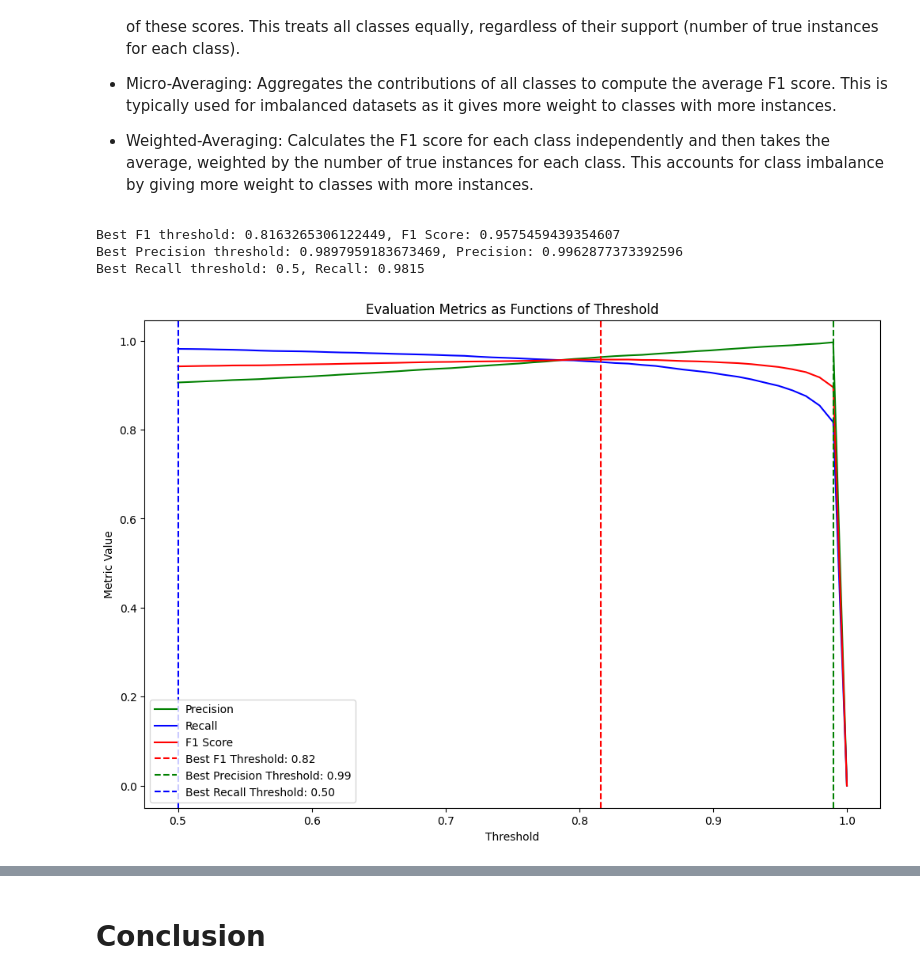
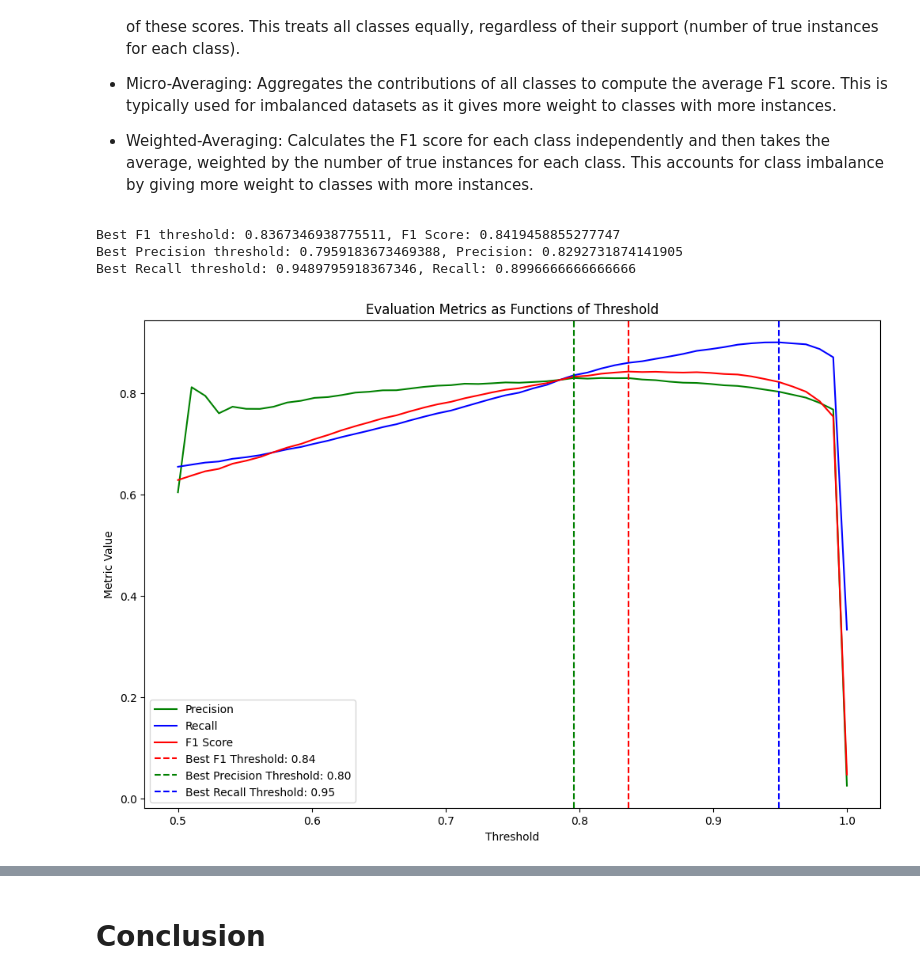
Before and after one commit to carpentries-incubator/fair-explainable-ml, a Jupyter notebook: code/7a-OOD-detection-output-based.ipynb, the cells around one changed output, grey strips where cells are left out. Saved outputs shown, nothing was run; the diff lists cells and outputs as text; code cells hidden in the pictures.

```diff
--- a/code/7a-OOD-detection-output-based.ipynb
+++ b/code/7a-OOD-detection-output-based.ipynb
@@ -448,7 +435,7 @@ for threshold in thresholds:
   all_true_labels = np.concatenate([-1 * np.ones(ood_classifications.shape), train_labels])
 
   # Evaluate metrics
-  precision, recall, f1, _ = precision_recall_fscore_support(all_true_labels, all_predictions, labels=[0, 1], average='macro') # discuss macro vs micro .
+  precision, recall, f1, _ = precision_recall_fscore_support(all_true_labels, all_predictions, labels=[0, 1, -1], average='macro') # discuss macro vs micro .
   accuracy = accuracy_score(all_true_labels, all_predictions)
 
   accuracies.append(accuracy)
@@ -460,34 +447,34 @@ for threshold in thresholds:
 best_f1_index = np.argmax(f1_scores)
 best_f1_threshold = thresholds[best_f1_index]
 
 best_precision_index = np.argmax(precisions)
 best_precision_threshold = thresholds[best_precision_index]
 
 best_recall_index = np.argmax(recalls)
 best_recall_threshold = thresholds[best_recall_index]
 
 print(f"Best F1 threshold: {best_f1_threshold}, F1 Score: {f1_scores[best_f1_index]}")
 print(f"Best Precision threshold: {best_precision_threshold}, Precision: {precisions[best_precision_index]}")
 print(f"Best Recall threshold: {best_recall_threshold}, Recall: {recalls[best_recall_index]}")
 
 # Plot metrics as functions of the threshold
 plt.figure(figsize=(12, 8))
 plt.plot(thresholds, precisions, label='Precision', color='g')
 plt.plot(thresholds, recalls, label='Recall', color='b')
 plt.plot(thresholds, f1_scores, label='F1 Score', color='r')
 
 # Add best threshold indicators
 plt.axvline(x=best_f1_threshold, color='r', linestyle='--', label=f'Best F1 Threshold: {best_f1_threshold:.2f}')
 plt.axvline(x=best_precision_threshold, color='g', linestyle='--', label=f'Best Precision Threshold: {best_precision_threshold:.2f}')
 plt.axvline(x=best_recall_threshold, color='b', linestyle='--', label=f'Best Recall Threshold: {best_recall_threshold:.2f}')
 
 plt.xlabel('Threshold')
 plt.ylabel('Metric Value')
 plt.title('Evaluation Metrics as Functions of Threshold')
 plt.legend()
 plt.show()
 # %% [output]
-Best F1 threshold: 0.8163265306122449, F1 Score: 0.9575459439354607
-Best Precision threshold: 0.9897959183673469, Precision: 0.9962877373392596
-Best Recall threshold: 0.5, Recall: 0.9815
+Best F1 threshold: 0.8367346938775511, F1 Score: 0.8419458855277747
+Best Precision threshold: 0.7959183673469388, Precision: 0.8292731874141905
+Best Recall threshold: 0.9489795918367346, Recall: 0.8996666666666666
-[figure, old version]
+[figure, new version]
```
Also changed, not shown: parts of 17 cells of this notebook, 1 other file.
